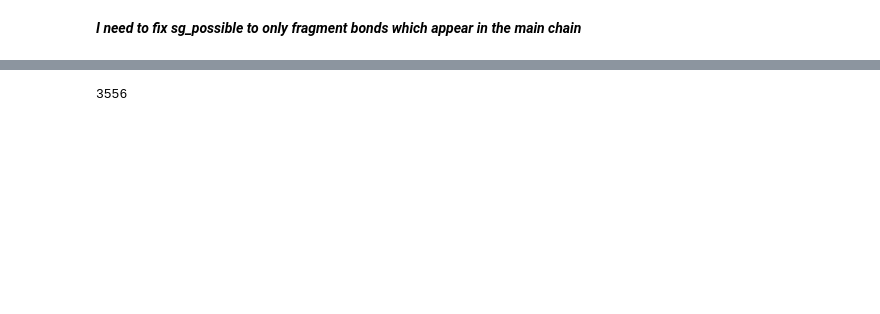
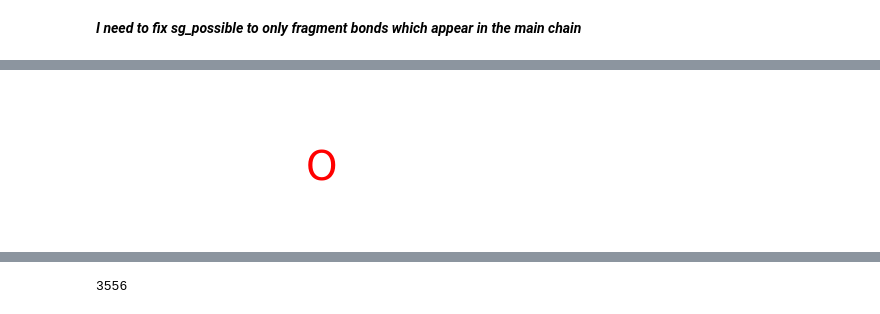
Before and after one commit to rishigurnani/hMOFs-Snurr, a Jupyter notebook: fall20_mse_8803.ipynb, the cells around one changed output, grey strips where cells are left out. Saved outputs shown, nothing was run; the diff lists cells and outputs as text; code cells hidden in the pictures; blank space fills up the shorter version.

```diff
--- a/fall20_mse_8803.ipynb
+++ b/fall20_mse_8803.ipynb
@@ -11,0 +51,4 @@ importlib.reload(retro)
+# %%
+Chem.MolFromSmarts('[OH]')
+# %% [output]
+[figure, added]
```
Also changed, not shown: parts of 325 cells of this notebook, 5 other files.
